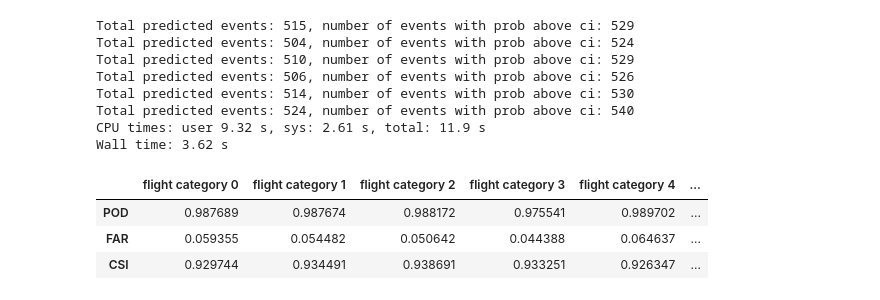
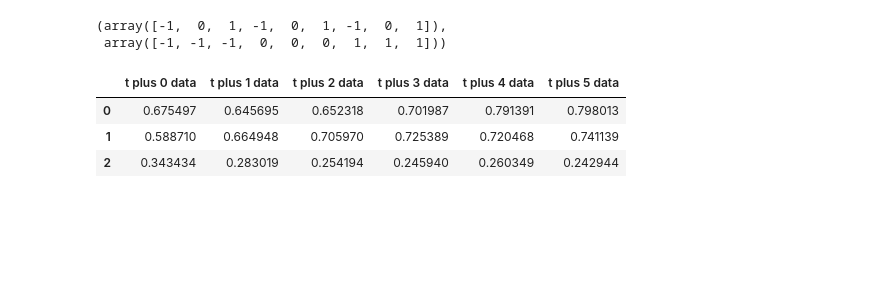
Before and after one commit to bparazin/nwsFlightCategories, a Jupyter notebook: ML prep.ipynb, the cells around one changed output. Cells and saved outputs as stored; diff of their text form; code cells hidden in the pictures; blank space fills up the shorter version.

```diff
--- a/ML prep.ipynb
+++ b/ML prep.ipynb
@@ -150,0 +140,3 @@ NameError: name 'data' is not defined
+# %%
+taf_time = dt.datetime(year = 2021, month = 8, day = 21, hour = 18, minute = 0)
+asos5 = read_metar('Data/BOS_5min.csv')
@@ -150,0 +170,14 @@ NameError: name 'data' is not defined
+# %%
+def glamp_time_series(timelist, station, glamp_path, asos5_path, delay_hours=2, t_plus_max=6, frequency = 'H'):
+    result = pd.DataFrame()
+    time_series = pd.Series()
+    for timepair in timelist:
+        start_time = timepair[0]
+        end_time = timepair[1]
+        time_series = pd.concat([time_series, pd.Series(pd.date_range(start_time, end_time, freq = frequency))])
+    for time in tqdm(time_series):
+        try:
+            result = result.append(glamp_predict(time, station, glamp_path, asos5_path, delay_hours = delay_hours, t_plus_max = t_plus_max))
+        except FileNotFoundError:
+            continue
+    return result
@@ -185,2 +262,13 @@ def test_accuracy_metrics(classifier_rf, training_data, flight_cat, use_ci=None)
         result_df.rename({0: 'POD', 1: 'FAR', 2: 'CSI'}, inplace=True)
     return result_df
+# %%
+def gfs_accuracy_metrics(gfs_data, flight_cat, t_plus_max=6):
+    result_df = pd.DataFrame()
+    for time in range(t_plus_max):
+        prob = np.repeat(np.asarray(gfs_data[f't plus {time} prediction']),
+                                [len(verifications) for verifications in gfs_data[f't plus {time} verification']])
+        results = np.concatenate(np.asarray(gfs_data[f't plus {time} verification']))
+        result_df[f't plus {time} data'] = (prob_of_detection(prob, results, flight_cat),
+                            false_alarm_rate(prob, results, flight_cat),
+                            critical_success_index(prob, results, flight_cat))
+    return result_df
@@ -230,18 +304,20 @@ Wall time: 2.6 s
-# %%
-%%time
-test_accuracy_metrics(classifier_rf, winter_data, 3, use_ci = k) #VFR
-# %% [output]
-Total predicted events: 515, number of events with prob above ci: 529
-Total predicted events: 504, number of events with prob above ci: 524
-Total predicted events: 510, number of events with prob above ci: 529
-Total predicted events: 506, number of events with prob above ci: 526
-Total predicted events: 514, number of events with prob above ci: 530
-Total predicted events: 524, number of events with prob above ci: 540
-CPU times: user 9.32 s, sys: 2.61 s, total: 11.9 s
-Wall time: 3.62 s
-|  | flight category 0 | flight category 1 | flight category 2 | flight category 3 | flight category 4 | ... |
-| POD | 0.987689 | 0.987674 | 0.988172 | 0.975541 | 0.989702 | ... |
-| FAR | 0.059355 | 0.054482 | 0.050642 | 0.044388 | 0.064637 | ... |
-| CSI | 0.929744 | 0.934491 | 0.938691 | 0.933251 | 0.926347 | ... |
+# %%
+gfs_winter = glamp_time_series([(start_date_winter_1, end_date_winter_1)],
+                  'kbos', 'Data/GLAMP data/', asos5)
+# %%
+x = np.arange(-1, 2)
+y = np.arange(-1, 2)
+x_g, y_g = np.meshgrid(x,y)
+x_g.flatten(), y_g.flatten()
+# %% [output]
+(array([-1,  0,  1, -1,  0,  1, -1,  0,  1]),
+ array([-1, -1, -1,  0,  0,  0,  1,  1,  1]))
+# %%
+gfs_accuracy_metrics(gfs_winter, 0)
+# %% [output]
+|  | t plus 0 data | t plus 1 data | t plus 2 data | t plus 3 data | t plus 4 data | t plus 5 data |
+| 0 | 0.675497 | 0.645695 | 0.652318 | 0.701987 | 0.791391 | 0.798013 |
+| 1 | 0.588710 | 0.664948 | 0.705970 | 0.725389 | 0.720468 | 0.741139 |
+| 2 | 0.343434 | 0.283019 | 0.254194 | 0.245940 | 0.260349 | 0.242944 |
 # %%
 %%time
```
Also changed, not shown: parts of 48 cells of this notebook, 1 other file.
